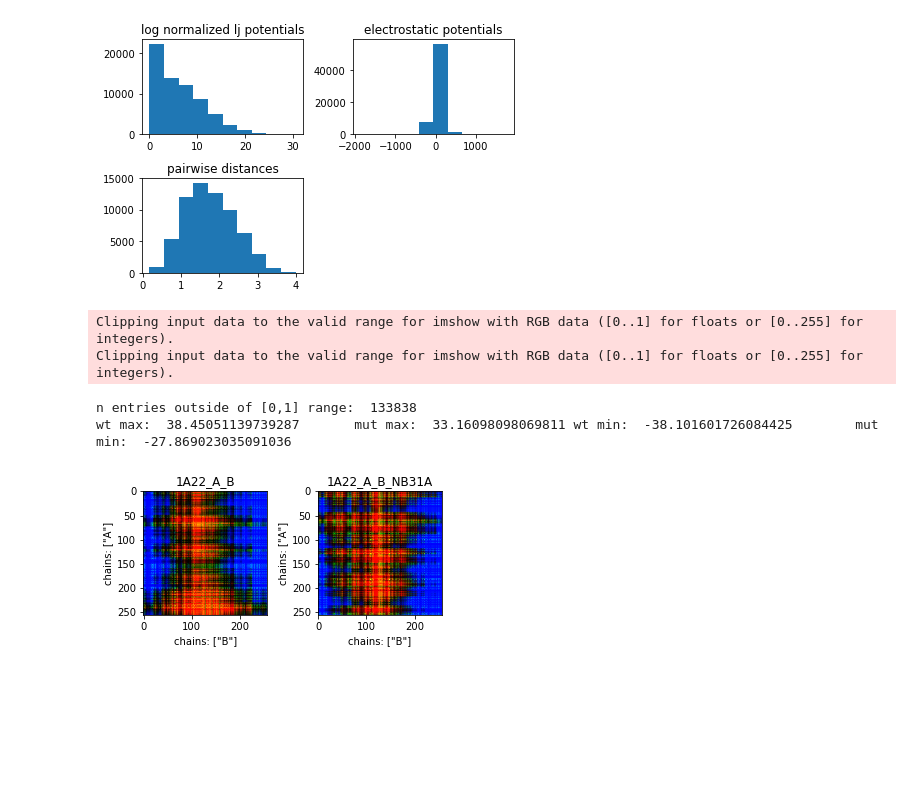
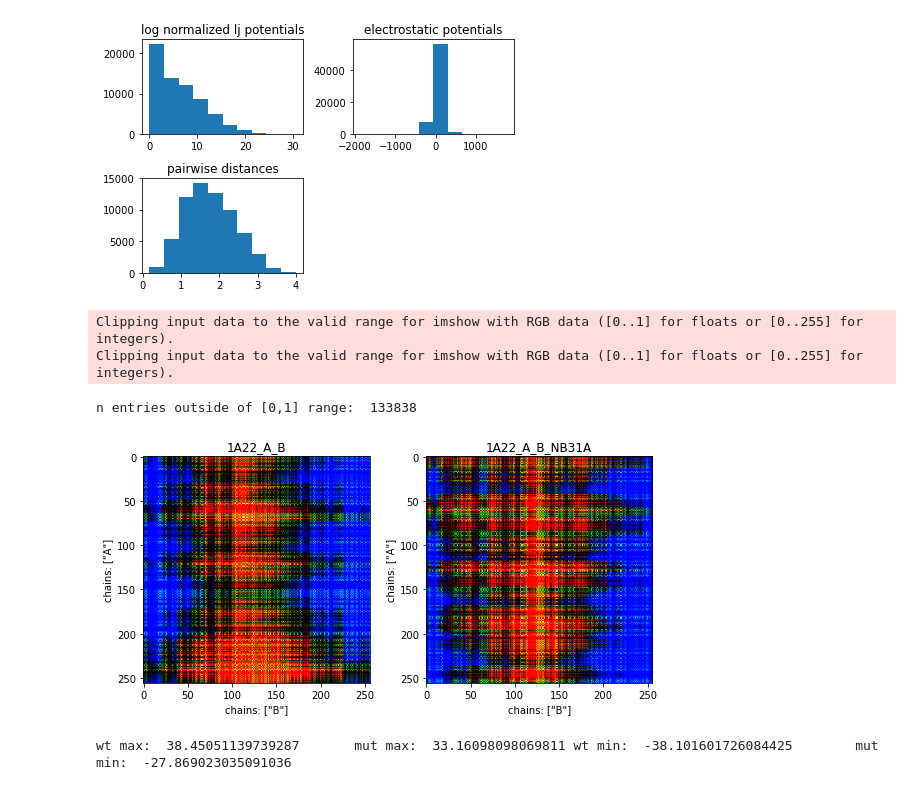
Before and after one commit to maximocrv/ml_protein_interactions, a Jupyter notebook: notebooks/model_exploration.ipynb, the cells around one changed output. Drawn from its saved outputs; the diff is of its cells as text; code cells hidden in the pictures; blank space fills up the shorter version.

Commit message:
updated plots in model_exploration

```diff
--- a/notebooks/model_exploration.ipynb
+++ b/notebooks/model_exploration.ipynb
@@ -848,43 +848,45 @@ wt_arr[2] = standardize(wt_arr[2])
 print('n entries outside of [0,1] range: ', np.sum(np.logical_or(wt_arr < 0, wt_arr > 1)))
 
 # wt_arr[0] = normalize_range(wt_arr[0])
 # wt_arr[1] = normalize_range(wt_arr[1])
 # wt_arr[2] = normalize_range(wt_arr[2])
 
 mut_arr = np.load(mut_features_path + name_mut + '.npy')
 
 mut_arr[0] = log_standardize(np.clip(mut_arr[0], None, 1e12))
 mut_arr[1] = standardize(mut_arr[1])
 mut_arr[2] = standardize(mut_arr[2])
 
 
 
 # mut_arr[0] = normalize_range(mut_arr[0])
 # mut_arr[1] = normalize_range(mut_arr[1])
 # mut_arr[2] = normalize_range(mut_arr[2])
 
 
-fig = plt.figure(figsize=(5, 12))
+fig = plt.figure(figsize=(8, 4))
 
-fig.add_subplot(221)
-plt.imshow(wt_arr.transpose(1, 2, 0))
-plt.title(f'{name_wt}')
-plt.xlabel(r'chains: ["B"]')
-plt.ylabel(r'chains: ["A"]')
+ax = plt.subplot(121)
+ax.imshow(wt_arr.transpose(1, 2, 0))
+ax.set_title(f'{name_wt}')
+ax.set_xlabel(r'chains: ["B"]')
+ax.set_ylabel(r'chains: ["A"]')
 
-fig.add_subplot(222)
-plt.imshow(mut_arr.transpose(1, 2, 0))
-plt.title(f'{name_mut}')
-plt.xlabel(r'chains: ["B"]')
-plt.ylabel(r'chains: ["A"]')
+ax = plt.subplot(122)
+ax.imshow(mut_arr.transpose(1, 2, 0))
+ax.set_title(f'{name_mut}')
+ax.set_xlabel(r'chains: ["B"]')
+ax.set_ylabel(r'chains: ["A"]')
 
 plt.tight_layout()
+plt.savefig('hydra_feature_example.png')
+plt.show()
 # wt_arr.shape
 print('wt max: ', wt_arr.max(), '\t mut max: ', mut_arr.max(),
       'wt min: ', wt_arr.min(), '\t mut min: ', mut_arr.min())
 # %% [output]
 Clipping input data to the valid range for imshow with RGB data ([0..1] for floats or [0..255] for integers).
 Clipping input data to the valid range for imshow with RGB data ([0..1] for floats or [0..255] for integers).
 n entries outside of [0,1] range:  133838
-wt max:  38.45051139739287       mut max:  33.16098098069811 wt min:  -38.101601726084425        mut min:  -27.869023035091036
-[figure, old version]
+[figure, new version]
+wt max:  38.45051139739287       mut max:  33.16098098069811 wt min:  -38.101601726084425        mut min:  -27.869023035091036
```
Also changed, not shown: 1 other file.
